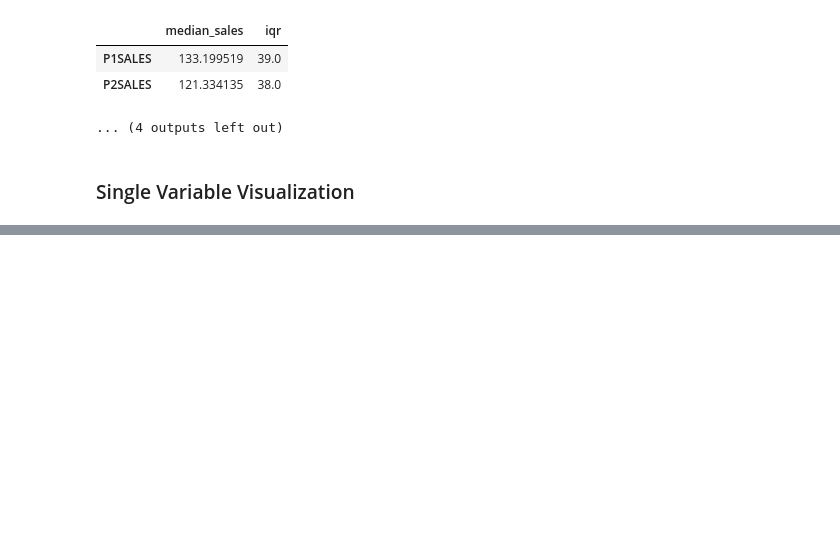
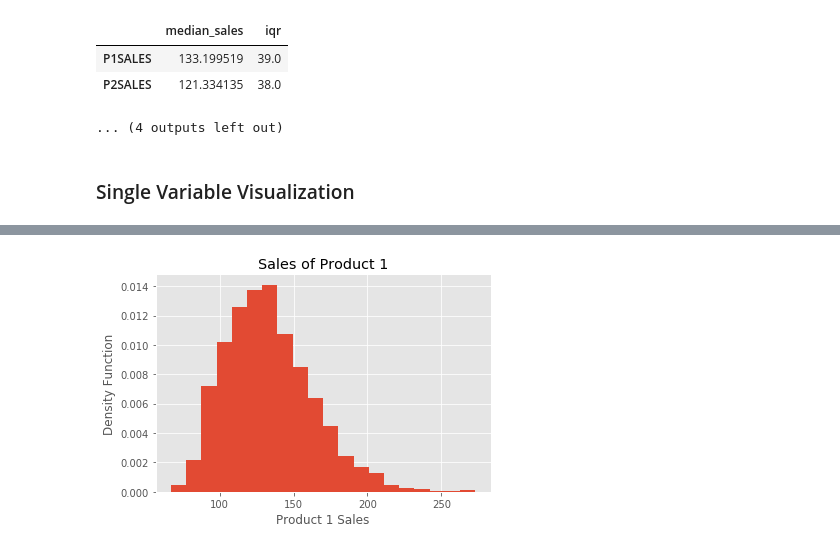
Before and after one commit to dyoung418/pandas-r-for-mktg, a Jupyter notebook: 3_simdata_plotting.ipynb, the cells around one changed output, grey strips where cells are left out. Cells and saved outputs as stored; diff of their text form; code cells hidden in the pictures; blank space fills up the shorter version.

```diff
--- a/3_simdata_plotting.ipynb
+++ b/3_simdata_plotting.ipynb
@@ -704,0 +714,11 @@ mysummary
+# %%
+# more control...
+plt.hist(df_store.p1sales,
+         bins=20,
+         density=True,  # use density estimate instead of freq count for comparability
+        )
+plt.xlabel('Product 1 Sales');
+plt.ylabel('Density Function');
+plt.title('Sales of Product 1');
+# %% [output]
+[figure, added]
```
Also changed, not shown: parts of 16 cells of this notebook.
